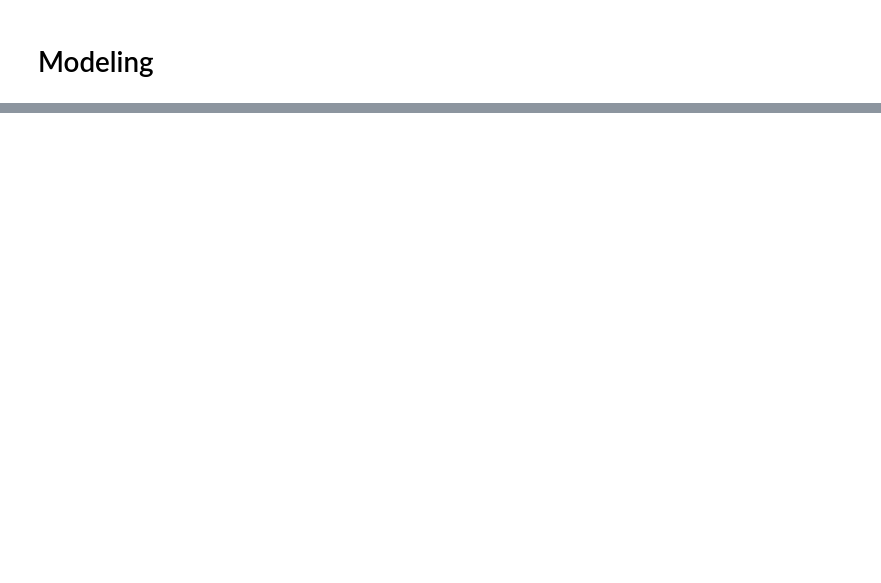
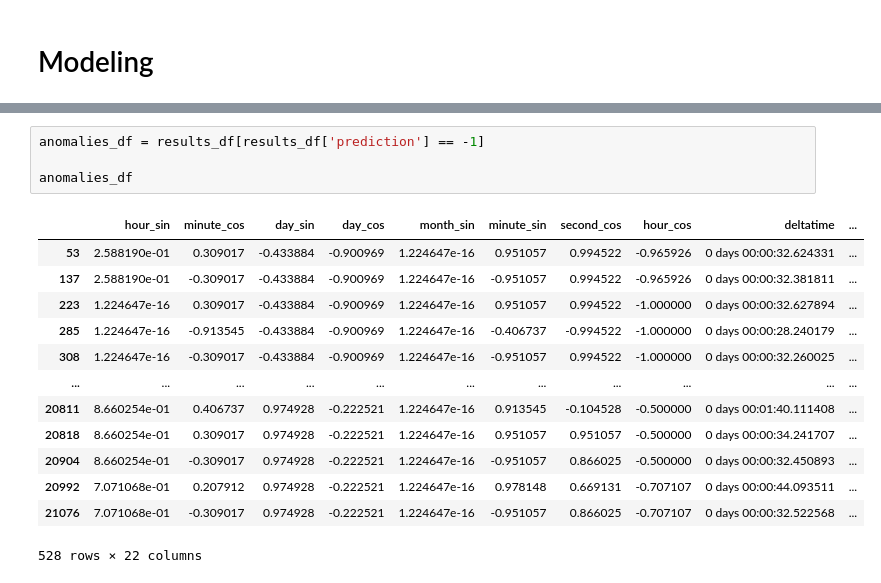
Before and after one commit to aobh2763/anomalyzer, a Jupyter notebook: notebooks/11_application_training.ipynb, the cells around one changed output, grey strips where cells are left out. Saved outputs shown, nothing was run; the diff lists cells and outputs as text; blank space fills up the shorter version.

```diff
--- a/notebooks/11_application_training.ipynb
+++ b/notebooks/11_application_training.ipynb
@@ -197,0 +177,18 @@ results.sort_values("anomaly_score").head(50)
+# %%
+anomalies_df = results_df[results_df['prediction'] == -1]
+
+anomalies_df
+# %% [output]
+|  | hour_sin | minute_cos | day_sin | day_cos | month_sin | minute_sin | second_cos | hour_cos | deltatime | ... |
+| 53 | 2.588190e-01 | 0.309017 | -0.433884 | -0.900969 | 1.224647e-16 | 0.951057 | 0.994522 | -0.965926 | 0 days 00:00:32.624331 | ... |
+| 137 | 2.588190e-01 | -0.309017 | -0.433884 | -0.900969 | 1.224647e-16 | -0.951057 | 0.994522 | -0.965926 | 0 days 00:00:32.381811 | ... |
+| 223 | 1.224647e-16 | 0.309017 | -0.433884 | -0.900969 | 1.224647e-16 | 0.951057 | 0.994522 | -1.000000 | 0 days 00:00:32.627894 | ... |
+| 285 | 1.224647e-16 | -0.913545 | -0.433884 | -0.900969 | 1.224647e-16 | -0.406737 | -0.994522 | -1.000000 | 0 days 00:00:28.240179 | ... |
+| 308 | 1.224647e-16 | -0.309017 | -0.433884 | -0.900969 | 1.224647e-16 | -0.951057 | 0.994522 | -1.000000 | 0 days 00:00:32.260025 | ... |
+| ... | ... | ... | ... | ... | ... | ... | ... | ... | ... | ... |
+| 20811 | 8.660254e-01 | 0.406737 | 0.974928 | -0.222521 | 1.224647e-16 | 0.913545 | -0.104528 | -0.500000 | 0 days 00:01:40.111408 | ... |
+| 20818 | 8.660254e-01 | 0.309017 | 0.974928 | -0.222521 | 1.224647e-16 | 0.951057 | 0.951057 | -0.500000 | 0 days 00:00:34.241707 | ... |
+| 20904 | 8.660254e-01 | -0.309017 | 0.974928 | -0.222521 | 1.224647e-16 | -0.951057 | 0.866025 | -0.500000 | 0 days 00:00:32.450893 | ... |
+| 20992 | 7.071068e-01 | 0.207912 | 0.974928 | -0.222521 | 1.224647e-16 | 0.978148 | 0.669131 | -0.707107 | 0 days 00:00:44.093511 | ... |
+| 21076 | 7.071068e-01 | -0.309017 | 0.974928 | -0.222521 | 1.224647e-16 | -0.951057 | 0.866025 | -0.707107 | 0 days 00:00:32.522568 | ... |
+528 rows × 22 columns
```
Also changed, not shown: parts of 19 cells of this notebook, 7 other files.
